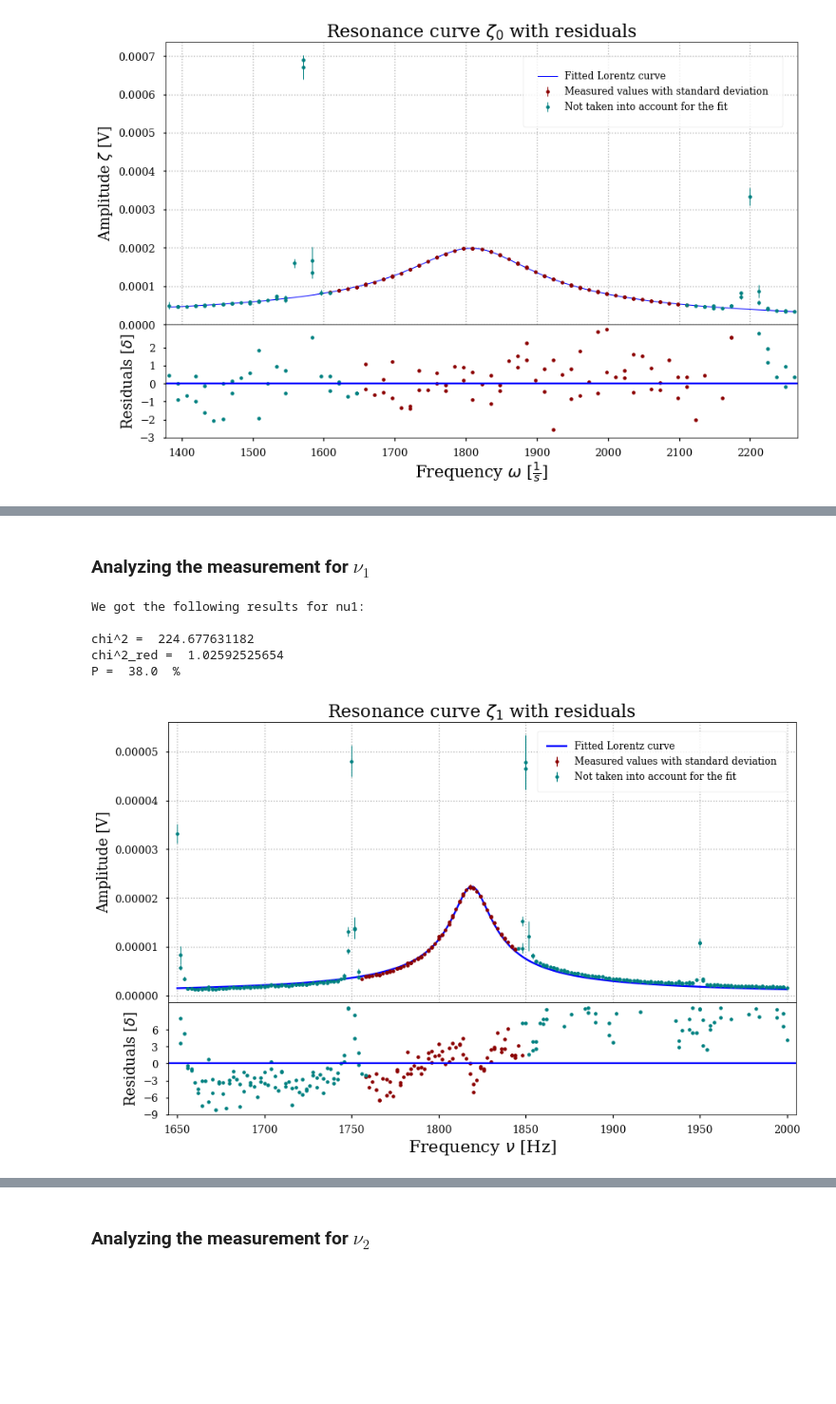
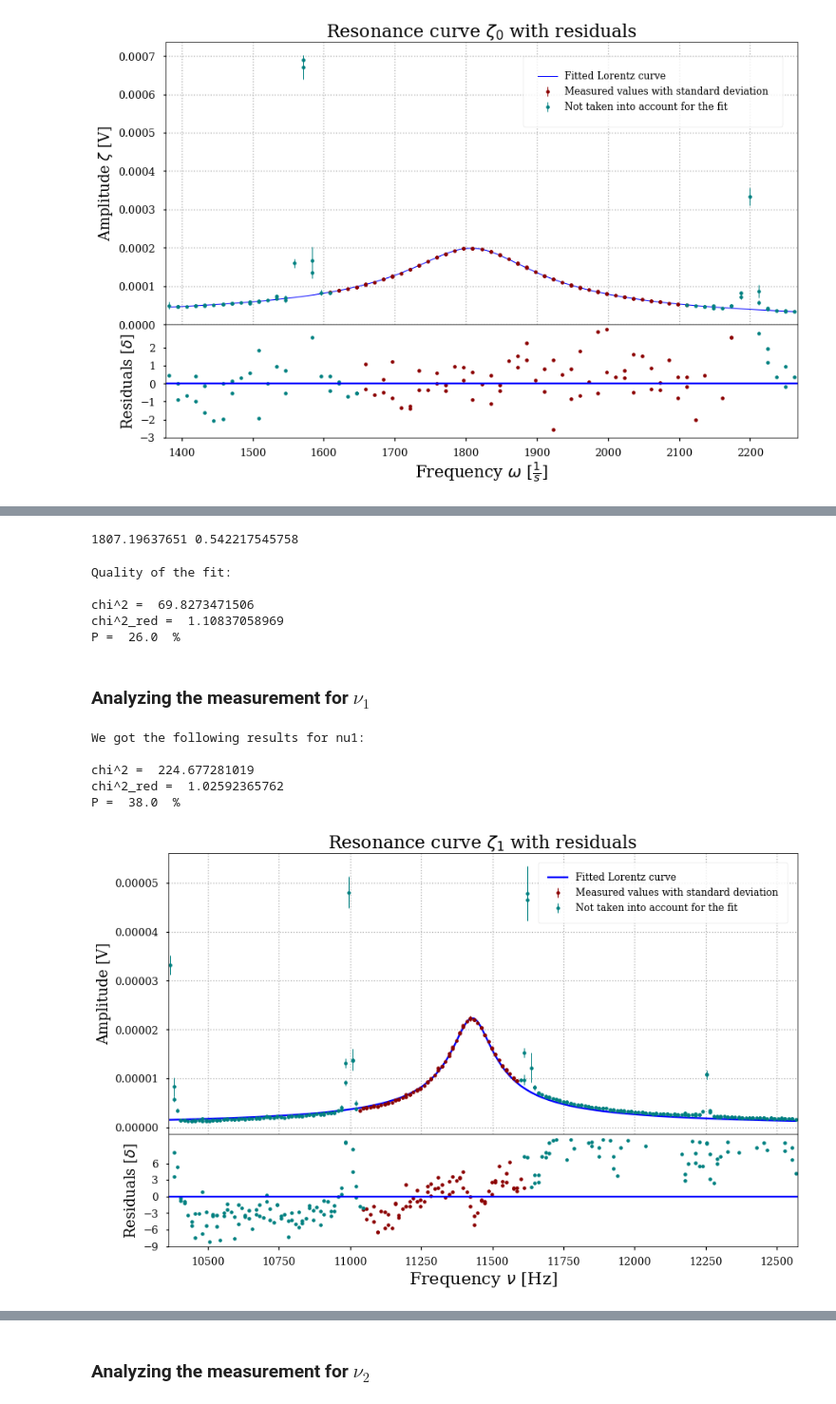
Before and after one commit to mathieukaltschmidt/FP-physics-lab-course, a Jupyter notebook: F75 Computer and Data Processing/Python/F75 Computer and Data processing .ipynb, the cells around one changed output, grey strips where cells are left out. Shown: that part at 95% size. Saved outputs shown, nothing was run; the diff lists cells and outputs as text; code cells hidden in the pictures; blank space fills up the shorter version.

```diff
--- a/F75 Computer and Data Processing/Python/F75 Computer and Data processing .ipynb
+++ b/F75 Computer and Data Processing/Python/F75 Computer and Data processing .ipynb
@@ -139,4 +171,28 @@ plt.show()
 [figure]
+# %%
+print(popt_ph0[2], np.sqrt(pcov_ph0[2][2]))
+# %% [output]
+1807.19637651 0.542217545758
+# %%
+#quality of the fit
+print('Quality of the fit:')
+print()
+
+chi2_0ph = calc_chi2(phase0[30:97], phi(4*np.pi*freq0[30:97], *popt_ph0), 5*phase0_dev[30:97])
+print(r'chi^2 = ', chi2_0ph)
+
+dof0ph = len(phase0[30:97]) - 4
+chi2_0ph_red = chi2_0ph / dof0ph
+print(r'chi^2_red = ', chi2_0ph_red)
+
+prob0ph = round(1-chi2.cdf(chi2_0ph, dof0ph),2)*100
+print('P = ', prob0ph, ' %')
+# %% [output]
+Quality of the fit:
+
+chi^2 =  69.8273471506
+chi^2_red =  1.10837058969
+P =  26.0  %
 # %% [markdown]
 ### Analyzing the measurement for $\nu_1$
 # %%
@@ -144,10 +200,10 @@ plt.show()
 amp1, amp1_dev, phase1, phase1_dev, freq1 =  np.loadtxt(r'DATA/PartA/data1.txt', skiprows=1, unpack=True)
 
 #Fitting the Lorentz curve
-popt_amp1, pcov_amp1 = curve_fit(Lorentzian, 2*freq1[88:163], amp1[88:163], sigma=amp1_dev[88:163])
+popt_amp1, pcov_amp1 = curve_fit(Lorentzian, 4*np.pi*freq1[88:163], amp1[88:163], sigma=amp1_dev[88:163])
 
 #Calculating the residuals (omitting other peaks)
-res1 = residual(amp1, Lorentzian(2*freq1, *popt_amp1), amp1_dev)
+res1 = residual(amp1, Lorentzian(4*np.pi*freq1, *popt_amp1), amp1_dev)
 res1_corrected = []
 freq1_corrected = []
 
@@ -177,39 +233,39 @@ print('P = ', prob1, ' %')
 # %% [output]
 We got the following results for nu1:
 
-chi^2 =  224.677631182
-chi^2_red =  1.02592525654
+chi^2 =  224.677281019
+chi^2_red =  1.02592365762
 P =  38.0  %
 # %%
 #Plotting the results for the amplitude
 fig, axs = plt.subplots(2, 1, sharex=True,gridspec_kw = {'height_ratios':[2.5, 1]})
 fig.subplots_adjust(hspace=0)
 
 
 # Plot each graph, and manually set the y tick values
-axs[0].errorbar(2*freq1[88:163], amp1[88:163], yerr=amp1_dev[88:163], linewidth=1,linestyle='',marker='.',color='darkred', label='Measured values with standard deviation')
-axs[0].errorbar(2*freq1[:88], amp1[:88], yerr=amp1_dev[:88], linewidth=1,linestyle='',marker='.',color='teal', label='Not taken into account for the fit')
-axs[0].errorbar(2*freq1[163:], amp1[163:], yerr=amp1_dev[163:], linewidth=1,linestyle='',marker='.',color='teal')
-axs[0].plot(2*freq1, Lorentzian(2*freq1, *popt_amp1), color = 'blue', label  = 'Fitted Lorentz curve')
+axs[0].errorbar(4*np.pi*freq1[88:163], amp1[88:163], yerr=amp1_dev[88:163], linewidth=1,linestyle='',marker='.',color='darkred', label='Measured values with standard deviation')
+axs[0].errorbar(4*np.pi*freq1[:88], amp1[:88], yerr=amp1_dev[:88], linewidth=1,linestyle='',marker='.',color='teal', label='Not taken into account for the fit')
+axs[0].errorbar(4*np.pi*freq1[163:], amp1[163:], yerr=amp1_dev[163:], linewidth=1,linestyle='',marker='.',color='teal')
+axs[0].plot(4*np.pi*freq1, Lorentzian(4*np.pi*freq1, *popt_amp1), color = 'blue', label  = 'Fitted Lorentz curve')
 
 axs[0].set_title(r"Resonance curve $\zeta_1$ with residuals", size = 22)
 axs[0].set_ylabel(r'Amplitude [V]', size=18)
 axs[0].grid(ls='dotted')
 axs[0].legend(frameon=True,fontsize='large', borderpad=1, borderaxespad=1,loc='upper right')
 
-axs[1].plot(2*freq1_corrected[88:163], res1_corrected[88:163], color = 'darkred', linewidth=1,linestyle='',marker='.' )
-axs[1].plot(2*freq1_corrected[:88], res1_corrected[:88], color = 'teal', linewidth=1,linestyle='',marker='.' )
-axs[1].plot(2*freq1_corrected[163:], res1_corrected[163:], color = 'teal', linewidth=1,linestyle='',marker='.' )
-axs[1].plot(np.linspace(2*freq1[0]-5, 2*freq1[-1]+5,2), np.zeros(2), color = 'blue')
+axs[1].plot(4*np.pi*freq1_corrected[88:163], res1_corrected[88:163], color = 'darkred', linewidth=1,linestyle='',marker='.' )
+axs[1].plot(4*np.pi*freq1_corrected[:88], res1_corrected[:88], color = 'teal', linewidth=1,linestyle='',marker='.' )
+axs[1].plot(4*np.pi*freq1_corrected[163:], res1_corrected[163:], color = 'teal', linewidth=1,linestyle='',marker='.' )
+axs[1].plot(np.linspace(4*np.pi*freq1[0]-5, 4*np.pi*freq1[-1]+5,2), np.zeros(2), color = 'blue')
 
 axs[1].set_yticks(np.arange(-9, 9, 3))
 axs[1].set_ylabel(r'Residuals [$\delta$]', size=18)
 axs[1].set_xlabel(r'Frequency $\nu$ [Hz]', size=21)
-axs[1].set_xlim(2*freq1[0]-5, 2*freq1[-1]+5)
+axs[1].set_xlim(4*np.pi*freq1[0]-5, 4*np.pi*freq1[-1]+5)
 
 #Saving figure
 #plt.tight_layout()
 plt.savefig('Plots/nu1_amplitude.pdf', format='PDF')
 plt.show()
 # %% [output]
-[figure, old version]
+[figure, new version]
```
Also changed, not shown: parts of 14 cells of this notebook, 32 other files.
